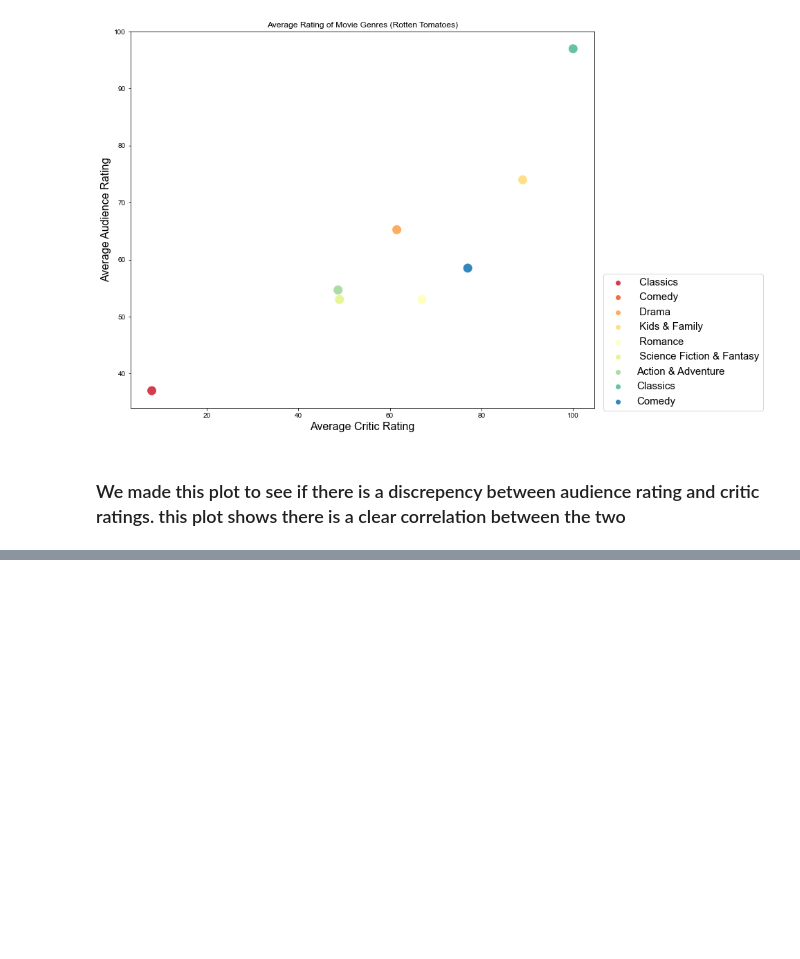
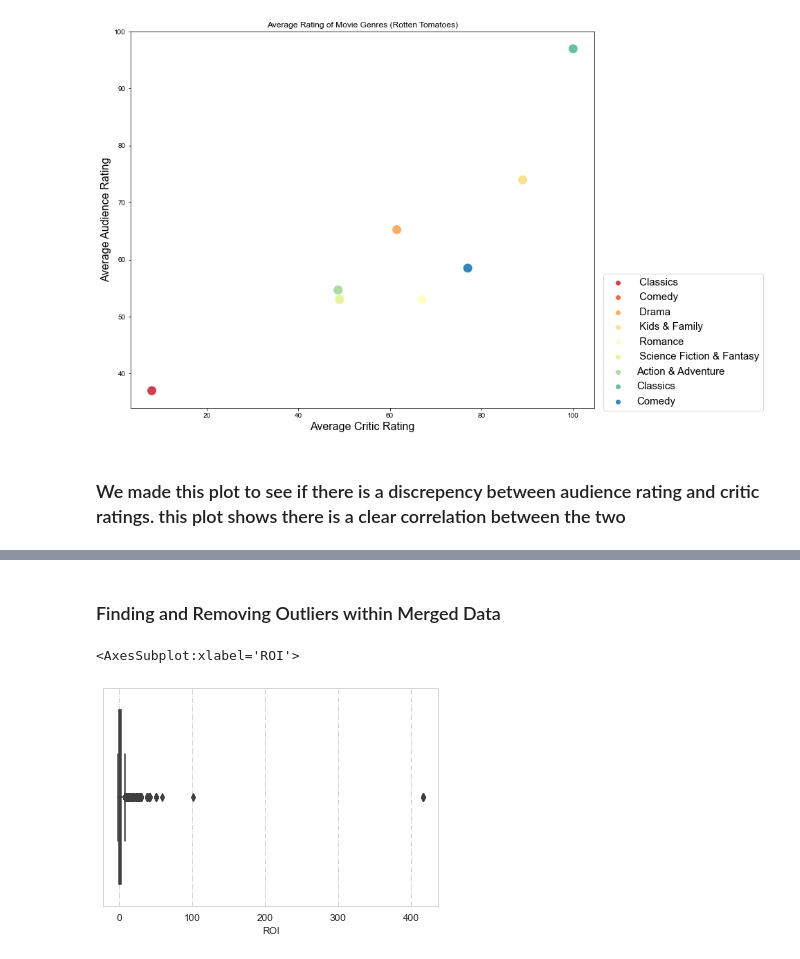
Before and after one commit to LaibahAshfaq/Microsoft-Movie-Analysis-Project, a Jupyter notebook: Final_Notebook.ipynb, the cells around one changed output, grey strips where cells are left out. Drawn from its saved outputs; the diff is of its cells as text; code cells hidden in the pictures; blank space fills up the shorter version.

```diff
--- a/Final_Notebook.ipynb
+++ b/Final_Notebook.ipynb
@@ -303,0 +387,3 @@ sns.set_style("whitegrid", {'grid.linestyle': '-.'})
+# %%
+budgets_and_genres = merged.sort_values(by = "ROI",ascending = False)
+#Sorting by highest ROI
@@ -303,0 +392,3 @@ sns.set_style("whitegrid", {'grid.linestyle': '-.'})
+# %%
+budgets_and_genres.dropna(inplace = True)
+#Dropping null values
@@ -303,0 +397,6 @@ sns.set_style("whitegrid", {'grid.linestyle': '-.'})
+# %%
+budgets_and_genres["genres"] = budgets_and_genres["genres"].str.split(",")
+#Turning genre column rows into lists
+# %%
+budgets_and_genres_explode = budgets_and_genres[['primary_title', 'genres', 'ROI']].explode('genres')
+#Exploding merged table based on genre to get individual rows of movies and their seperate genres with the same index
@@ -303,0 +425,8 @@ sns.set_style("whitegrid", {'grid.linestyle': '-.'})
+# %% [markdown]
+### Finding and Removing Outliers within Merged Data
+# %%
+sns.boxplot(budgets_and_genres_explode['ROI'])
+#Using boxplot to determine ROI outliers in the data
+# %% [output]
+<AxesSubplot:xlabel='ROI'>
+[figure, added]
```
Also changed, not shown: parts of 36 cells of this notebook, 5 other files.
